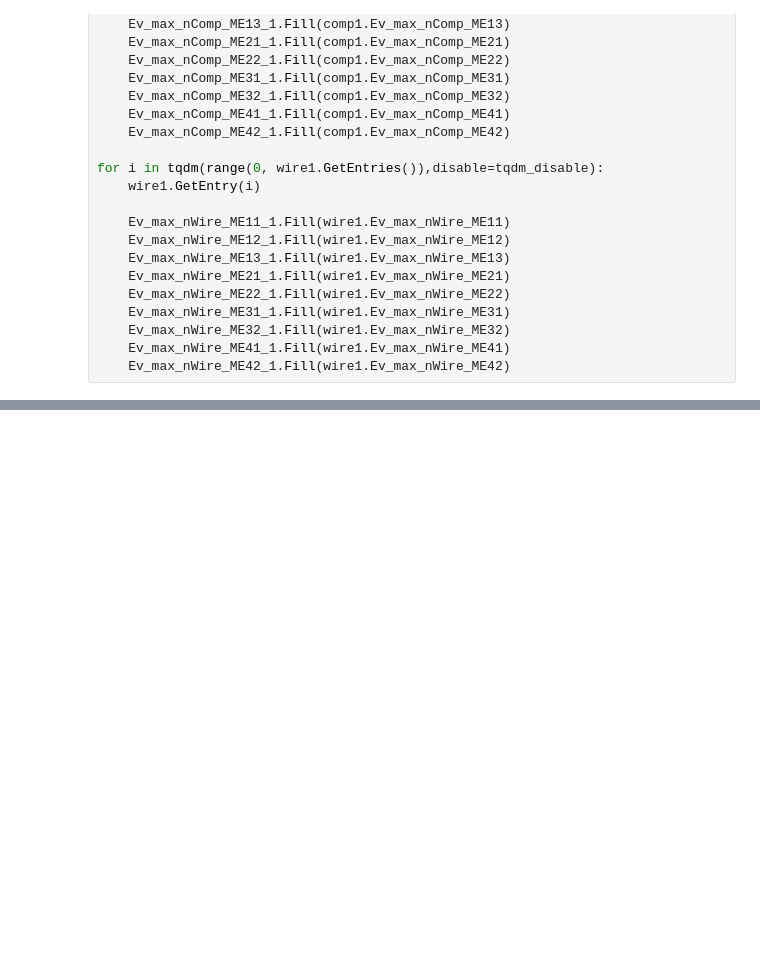
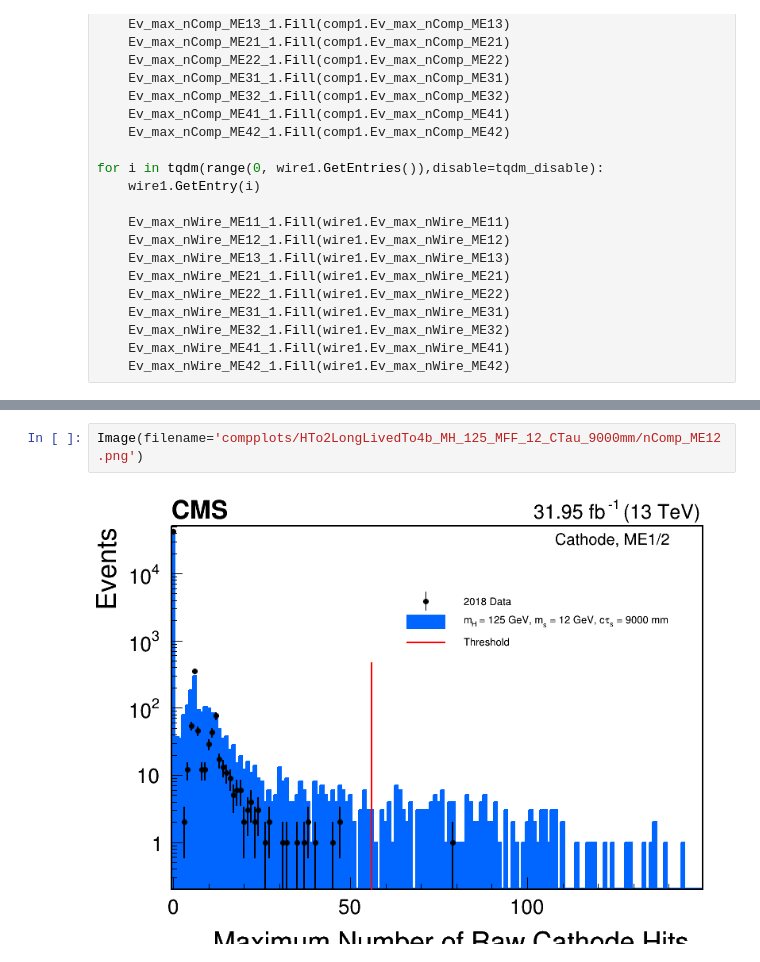
Before and after one commit to fmanteca/Rate_Calculations, a Jupyter notebook: Comparison_Plot_Maker.ipynb, the cells around one changed output, grey strips where cells are left out. Saved outputs shown, nothing was run; the diff lists cells and outputs as text; blank space fills up the shorter version.

```diff
--- a/Comparison_Plot_Maker.ipynb
+++ b/Comparison_Plot_Maker.ipynb
@@ -408,0 +403,4 @@ Image(filename='compplots/HTo2LongLivedTo4b_MH_125_MFF_25_CTau_1500mm/nComp_ME21
+# %%
+Image(filename='compplots/HTo2LongLivedTo4b_MH_125_MFF_12_CTau_9000mm/nComp_ME12.png')
+# %% [output]
+[figure, added]
```
Also changed, not shown: parts of 4 cells of this notebook, 1 other file.
